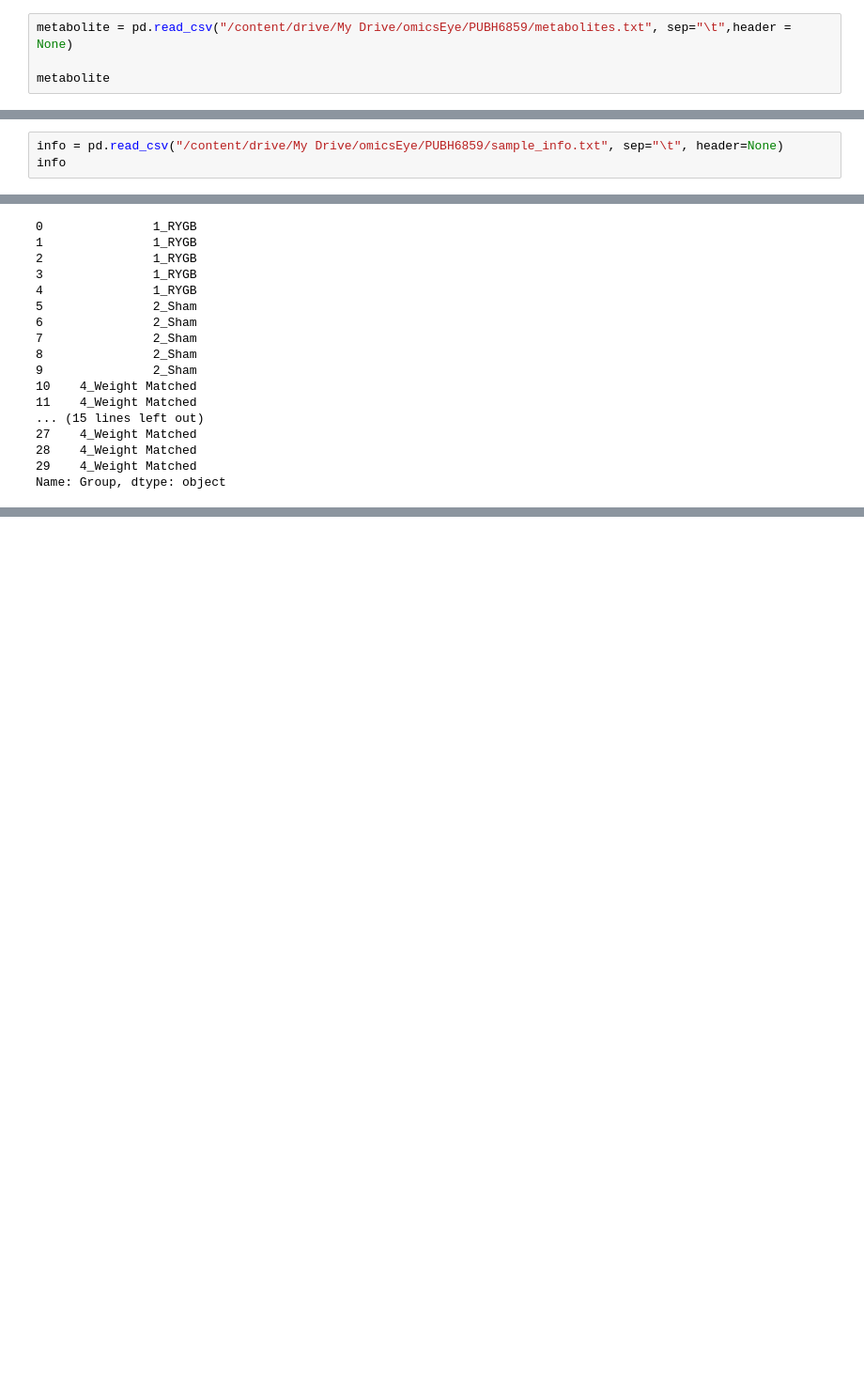
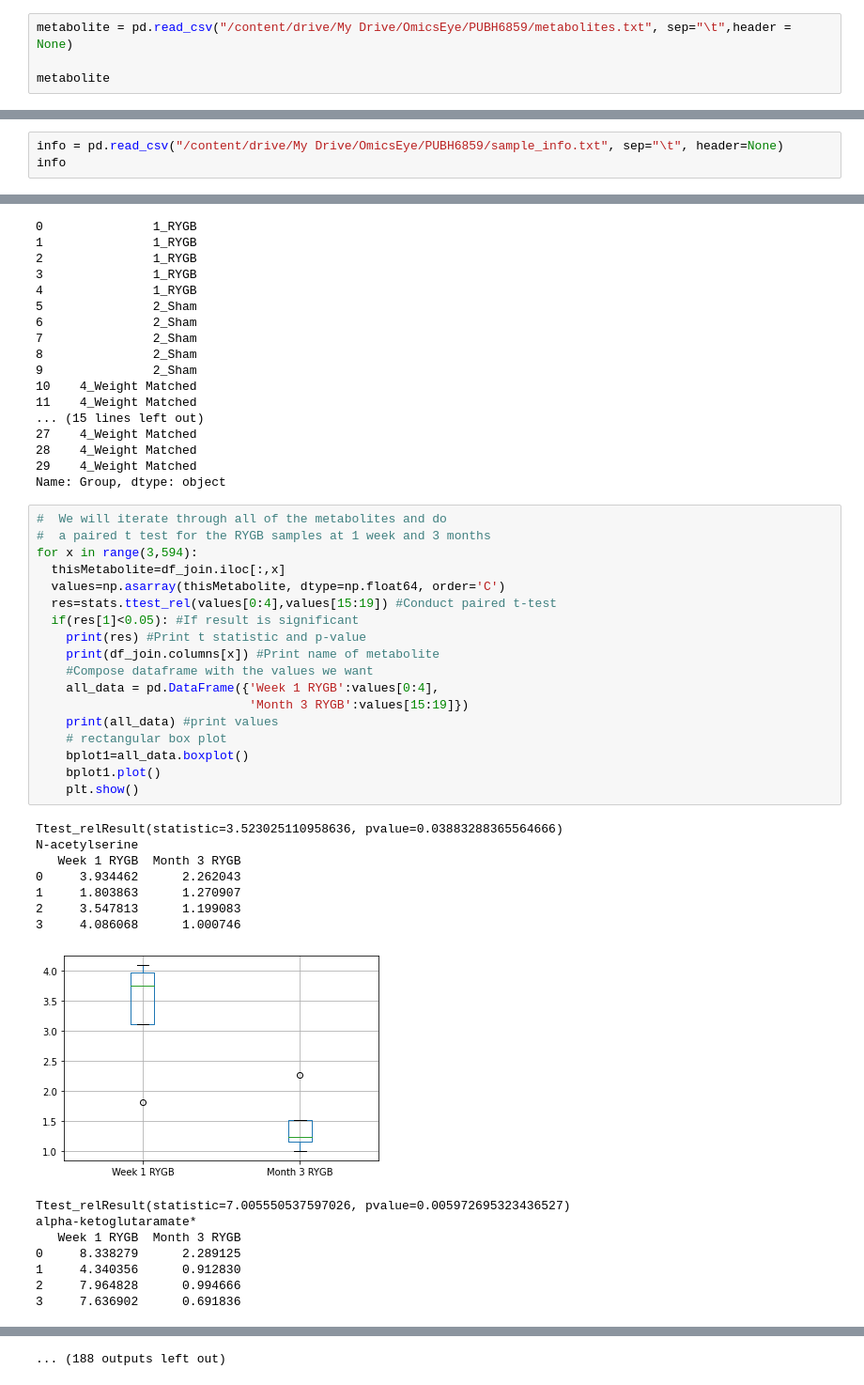
Before and after one commit to omicsEye/PUBH6859, a Jupyter notebook: demo_Tyson.ipynb, the cells around one changed output, grey strips where cells are left out. Shown at 94% size. Drawn from its saved outputs; the diff is of its cells as text; blank space fills up the shorter version.

```diff
--- a/demo_Tyson.ipynb
+++ b/demo_Tyson.ipynb
@@ -17,5 +19,5 @@ Drive already mounted at /content/drive; to attempt to forcibly remount, call dr
 # %%
-metabolite = pd.read_csv("/content/drive/My Drive/omicsEye/PUBH6859/metabolites.txt", sep="\t",header = None)
+metabolite = pd.read_csv("/content/drive/My Drive/OmicsEye/PUBH6859/metabolites.txt", sep="\t",header = None)
 
 metabolite
 # %% [output]
@@ -38,7 +40,7 @@ metabolite
 | 30 | 31691.0 | 1.343644 | 1.323332 | 0.62564 | 0.959722 | 1.046214 | 0.948326 | 1.309951 | 1.24985 | 1.985028 | 1.116053 | ... |
 31 rows × 593 columns
 # %%
-info = pd.read_csv("/content/drive/My Drive/omicsEye/PUBH6859/sample_info.txt", sep="\t", header=None)
+info = pd.read_csv("/content/drive/My Drive/OmicsEye/PUBH6859/sample_info.txt", sep="\t", header=None)
 info
 # %% [output]
 |  | 0 | 1 | 2 | 3 | 4 | 5 | 6 |
@@ -227,3 +229,37 @@ y
 28    4_Weight Matched
 29    4_Weight Matched
 Name: Group, dtype: object
+# %%
+#  We will iterate through all of the metabolites and do
+#  a paired t test for the RYGB samples at 1 week and 3 months
+for x in range(3,594):
+  thisMetabolite=df_join.iloc[:,x]
+  values=np.asarray(thisMetabolite, dtype=np.float64, order='C')
+  res=stats.ttest_rel(values[0:4],values[15:19]) #Conduct paired t-test
+  if(res[1]<0.05): #If result is significant
+    print(res) #Print t statistic and p-value
+    print(df_join.columns[x]) #Print name of metabolite
+    #Compose dataframe with the values we want
+    all_data = pd.DataFrame({'Week 1 RYGB':values[0:4],
+                             'Month 3 RYGB':values[15:19]})
+    print(all_data) #print values
+    # rectangular box plot
+    bplot1=all_data.boxplot()
+    bplot1.plot()
+    plt.show()
+# %% [output]
+Ttest_relResult(statistic=3.523025110958636, pvalue=0.03883288365564666)
+N-acetylserine
+   Week 1 RYGB  Month 3 RYGB
+0     3.934462      2.262043
+1     1.803863      1.270907
+2     3.547813      1.199083
+3     4.086068      1.000746
+[figure, added]
+Ttest_relResult(statistic=7.005550537597026, pvalue=0.005972695323436527)
+alpha-ketoglutaramate*
+   Week 1 RYGB  Month 3 RYGB
+0     8.338279      2.289125
+1     4.340356      0.912830
+2     7.964828      0.994666
+3     7.636902      0.691836
@@ -229,0 +299 @@ Name: Group, dtype: object
+... (188 outputs left out)
```
Also changed, not shown: parts of 3 cells of this notebook.
